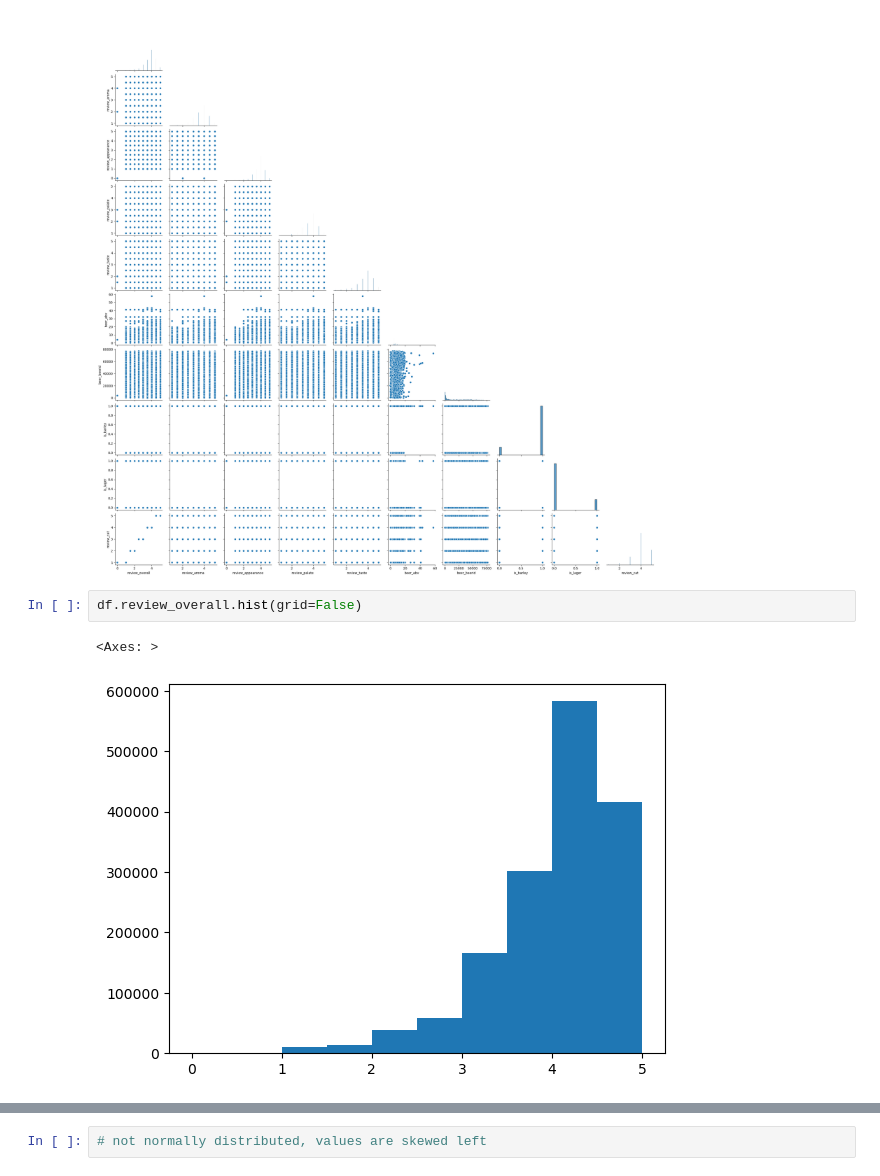
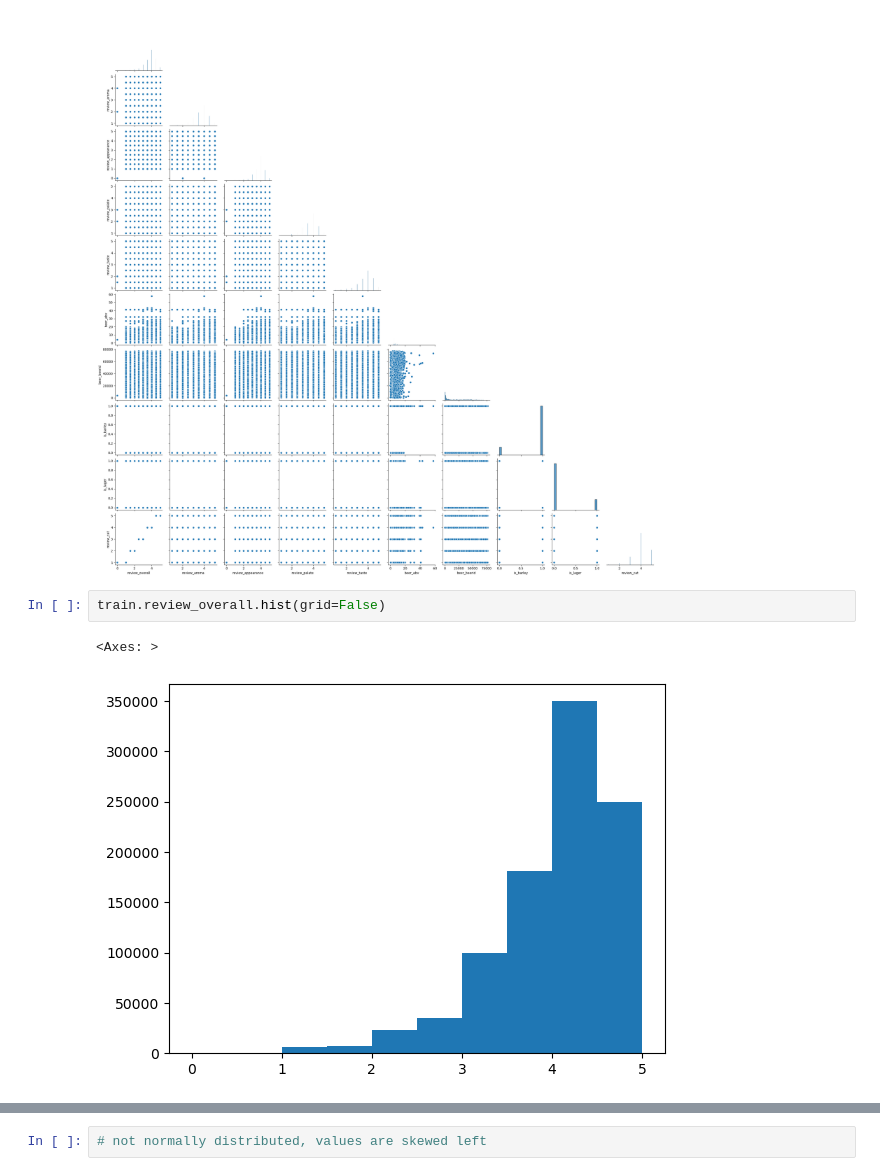
Before and after one commit to DerekBixby/beer_project, a Jupyter notebook: test.ipynb, the cells around one changed output, grey strips where cells are left out. Saved outputs shown, nothing was run; the diff lists cells and outputs as text.

```diff
--- a/test.ipynb
+++ b/test.ipynb
@@ -465,7 +465,7 @@ sns.pairplot(data=train, corner=True)
 <seaborn.axisgrid.PairGrid at 0x...>
 [figure]
 # %%
-df.review_overall.hist(grid=False)
+train.review_overall.hist(grid=False)
 # %% [output]
 <Axes: >
-[figure, old version]
+[figure, new version]
```
Also changed, not shown: parts of 6 cells of this notebook, 1 other file.
